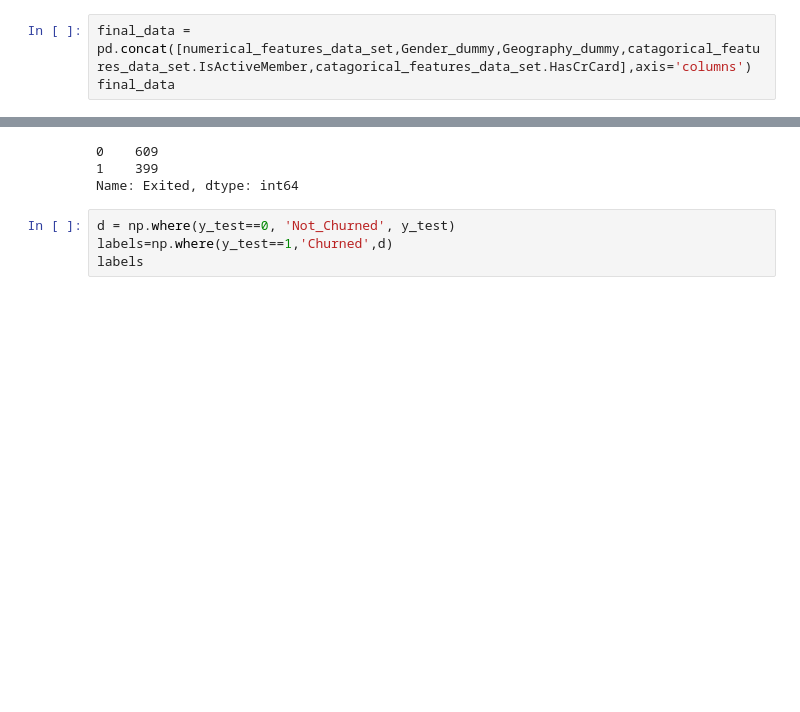
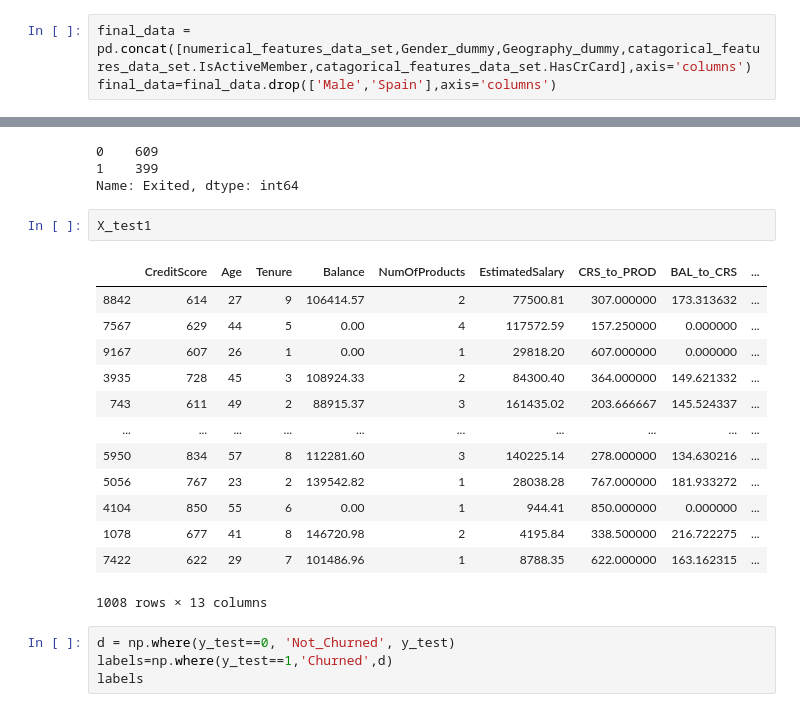
Before and after one commit to bilaltahseen/BankChurn, a Jupyter notebook: Churn_Analysis.ipynb, the cells around one changed output, grey strips where cells are left out. Saved outputs shown, nothing was run; the diff lists cells and outputs as text; blank space fills up the shorter version.

```diff
--- a/Churn_Analysis.ipynb
+++ b/Churn_Analysis.ipynb
@@ -158,4 +156,4 @@ Gender_dummy = pd.get_dummies(catagorical_features_data_set.Gender)
 Geography_dummy = pd.get_dummies(catagorical_features_data_set.Geography)
 # %%
 final_data = pd.concat([numerical_features_data_set,Gender_dummy,Geography_dummy,catagorical_features_data_set.IsActiveMember,catagorical_features_data_set.HasCrCard],axis='columns')
-final_data
+final_data=final_data.drop(['Male','Spain'],axis='columns')
@@ -189,6 +173,22 @@ y_test1.value_counts()
 0    609
 1    399
 Name: Exited, dtype: int64
+# %%
+X_test1
+# %% [output]
+|  | CreditScore | Age | Tenure | Balance | NumOfProducts | EstimatedSalary | CRS_to_PROD | BAL_to_CRS | ... |
+| 8842 | 614 | 27 | 9 | 106414.57 | 2 | 77500.81 | 307.000000 | 173.313632 | ... |
+| 7567 | 629 | 44 | 5 | 0.00 | 4 | 117572.59 | 157.250000 | 0.000000 | ... |
+| 9167 | 607 | 26 | 1 | 0.00 | 1 | 29818.20 | 607.000000 | 0.000000 | ... |
+| 3935 | 728 | 45 | 3 | 108924.33 | 2 | 84300.40 | 364.000000 | 149.621332 | ... |
+| 743 | 611 | 49 | 2 | 88915.37 | 3 | 161435.02 | 203.666667 | 145.524337 | ... |
+| ... | ... | ... | ... | ... | ... | ... | ... | ... | ... |
+| 5950 | 834 | 57 | 8 | 112281.60 | 3 | 140225.14 | 278.000000 | 134.630216 | ... |
+| 5056 | 767 | 23 | 2 | 139542.82 | 1 | 28038.28 | 767.000000 | 181.933272 | ... |
+| 4104 | 850 | 55 | 6 | 0.00 | 1 | 944.41 | 850.000000 | 0.000000 | ... |
+| 1078 | 677 | 41 | 8 | 146720.98 | 2 | 4195.84 | 338.500000 | 216.722275 | ... |
+| 7422 | 622 | 29 | 7 | 101486.96 | 1 | 8788.35 | 622.000000 | 163.162315 | ... |
+1008 rows × 13 columns
 # %%
 d = np.where(y_test==0, 'Not_Churned', y_test)
 labels=np.where(y_test==1,'Churned',d)
```
Also changed, not shown: parts of 10 cells of this notebook.
